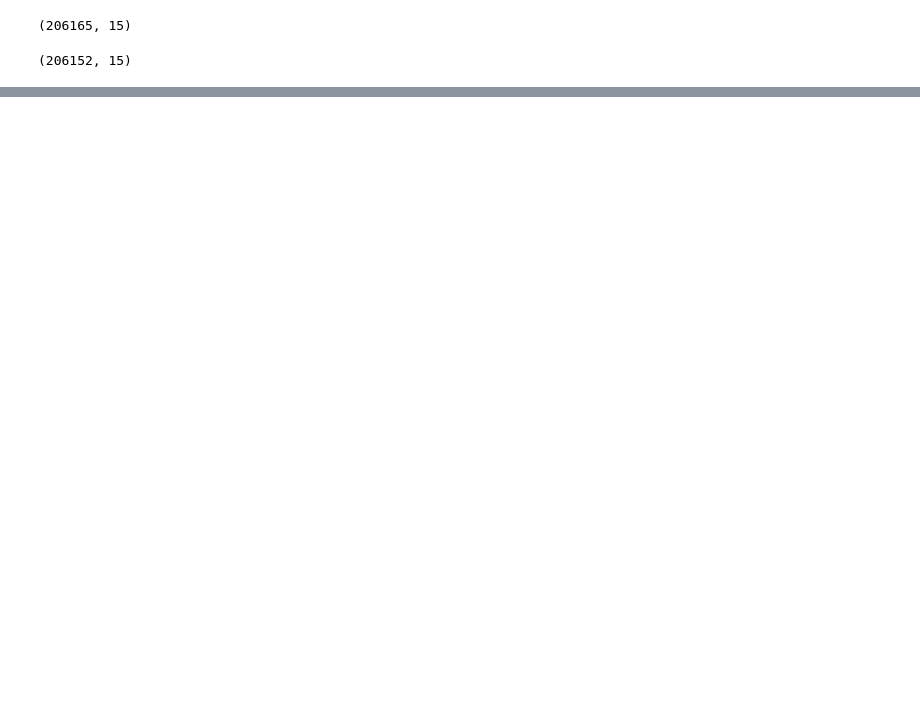
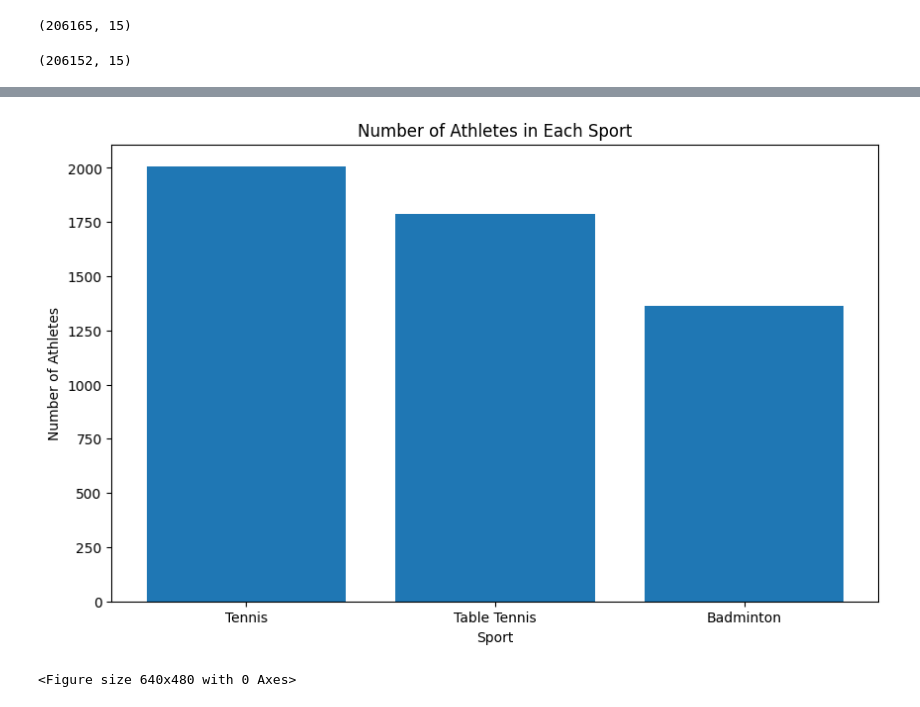
Before and after one commit to vp0716/Olympics, a Jupyter notebook: Olympics.ipynb, the cells around one changed output, grey strips where cells are left out. Cells and saved outputs as stored; diff of their text form; code cells hidden in the pictures; blank space fills up the shorter version.

Commit message:
first three visualizations completed

```diff
--- a/Olympics.ipynb
+++ b/Olympics.ipynb
@@ -147,3 +150,6 @@ data = data.drop_duplicates(subset=features)
 data.shape
 # %% [output]
 (206152, 15)
+# %%
+racket_df = data[data["Sport"].isin(["Badminton", "Tennis", "Table Tennis"])]
+# shape is 5159 x 15
@@ -149,0 +170,13 @@ data.shape
+# %%
+# number of athletes visualization
+sport_counts = racket_df['Sport'].value_counts()
+plt.figure(figsize=(10, 6))
+plt.bar(sport_counts.index, sport_counts.values)
+plt.xlabel('Sport')
+plt.ylabel('Number of Athletes')
+plt.title('Number of Athletes in Each Sport')
+plt.show()
+plt.savefig("sportcounts.png")
+# %% [output]
+[figure, added]
+<Figure size 640x480 with 0 Axes>
```
Also changed, not shown: parts of 9 cells of this notebook.
